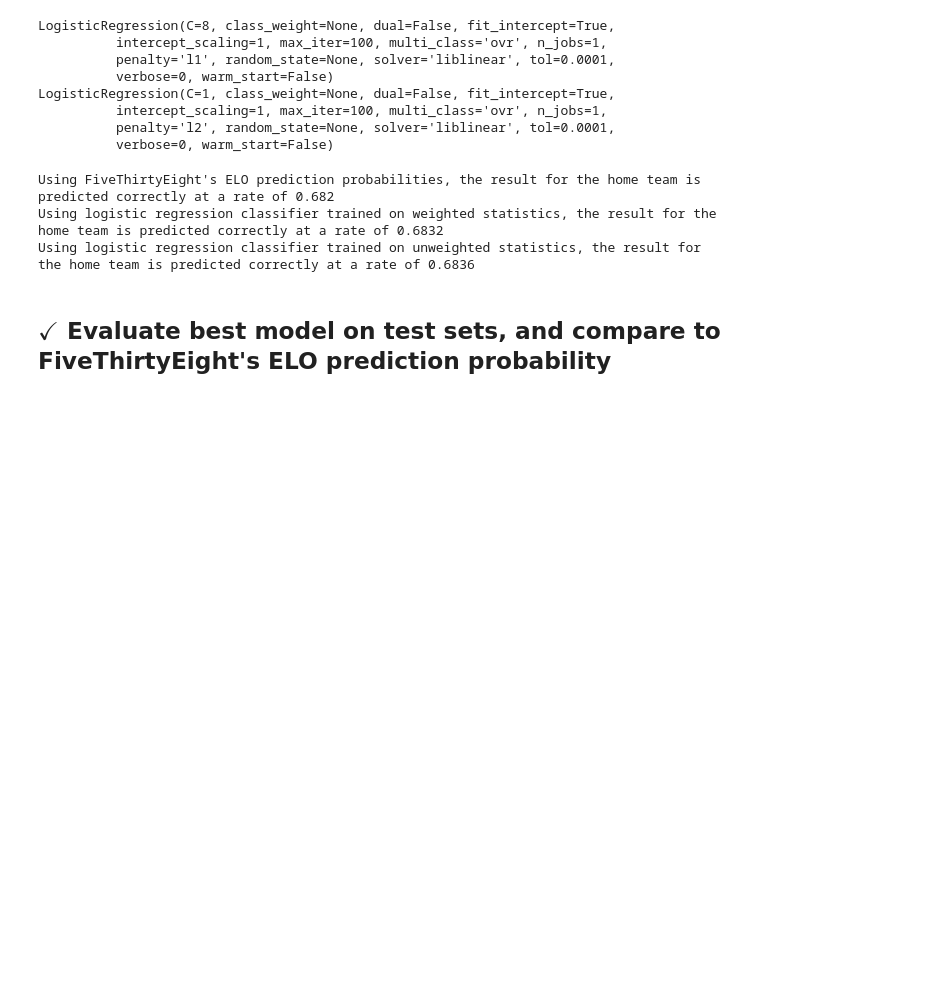
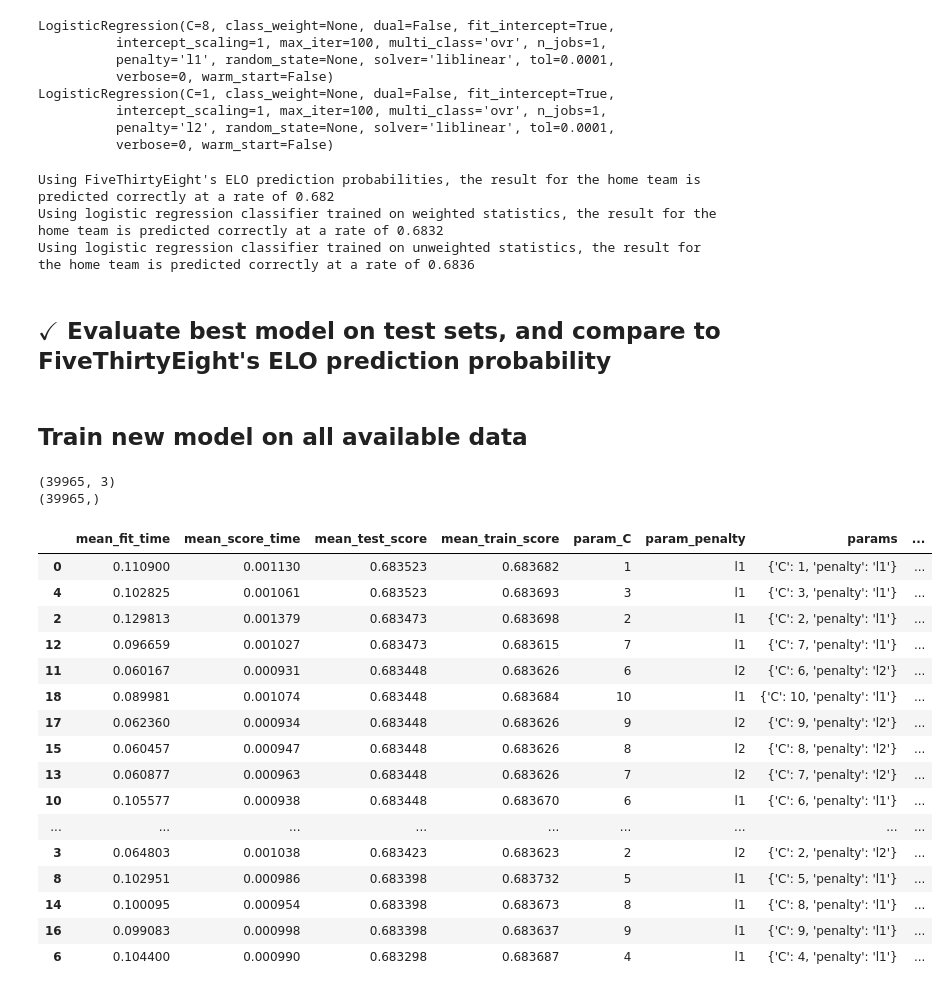
Before and after one commit to JKasakyan/nba-win-prob-model, a Jupyter notebook: Src/model_building.ipynb, the cells around one changed output. Saved outputs shown, nothing was run; the diff lists cells and outputs as text; code cells hidden in the pictures; blank space fills up the shorter version.

Commit message:
train best classifiers on all data

```diff
--- a/Src/model_building.ipynb
+++ b/Src/model_building.ipynb
@@ -653,3 +652,46 @@ joblib.dump(best_weighted_clf, '../Data/best_weighted_clf.pkl')
 joblib.dump(best_unweighted_clf, '../Data/best_unweighted_clf.pkl');
 # %% [markdown]
 ## $\checkmark$ Evaluate best model on test sets, and compare to FiveThirtyEight's ELO prediction probability
+# %% [markdown]
+## Train new model on all available data
+# %%
+weighted_X_train = joblib.load("../Data/weighted_X_train.pkl")
+weighted_X_test = joblib.load("../Data/weighted_X_test.pkl")
+weighted_y_train = joblib.load("../Data/weighted_y_train.pkl")
+weighted_y_test = joblib.load("../Data/weighted_y_test.pkl")
+
+X = pd.concat([weighted_X_test, weighted_X_train]).sort_index()
+y = pd.concat([weighted_y_test, weighted_y_train]).sort_index()
+
+print(X.shape)
+print(y.shape)
+# %% [output]
+(39965, 3)
+(39965,)
+# %%
+log = LogisticRegression()
+parameters = {
+    "penalty": ["l1", "l2"],
+    "C": list(range(1,11))
+}
+weighted_clf = GridSearchCV(log, parameters, cv=10)
+weighted_clf.fit(X, y)
+pd.DataFrame(weighted_clf.cv_results_).sort_values("mean_test_score", ascending=False)
+# %% [output]
+|  | mean_fit_time | mean_score_time | mean_test_score | mean_train_score | param_C | param_penalty | params | ... |
+| 0 | 0.110900 | 0.001130 | 0.683523 | 0.683682 | 1 | l1 | {'C': 1, 'penalty': 'l1'} | ... |
+| 4 | 0.102825 | 0.001061 | 0.683523 | 0.683693 | 3 | l1 | {'C': 3, 'penalty': 'l1'} | ... |
+| 2 | 0.129813 | 0.001379 | 0.683473 | 0.683698 | 2 | l1 | {'C': 2, 'penalty': 'l1'} | ... |
+| 12 | 0.096659 | 0.001027 | 0.683473 | 0.683615 | 7 | l1 | {'C': 7, 'penalty': 'l1'} | ... |
+| 11 | 0.060167 | 0.000931 | 0.683448 | 0.683626 | 6 | l2 | {'C': 6, 'penalty': 'l2'} | ... |
+| 18 | 0.089981 | 0.001074 | 0.683448 | 0.683684 | 10 | l1 | {'C': 10, 'penalty': 'l1'} | ... |
+| 17 | 0.062360 | 0.000934 | 0.683448 | 0.683626 | 9 | l2 | {'C': 9, 'penalty': 'l2'} | ... |
+| 15 | 0.060457 | 0.000947 | 0.683448 | 0.683626 | 8 | l2 | {'C': 8, 'penalty': 'l2'} | ... |
+| 13 | 0.060877 | 0.000963 | 0.683448 | 0.683626 | 7 | l2 | {'C': 7, 'penalty': 'l2'} | ... |
+| 10 | 0.105577 | 0.000938 | 0.683448 | 0.683670 | 6 | l1 | {'C': 6, 'penalty': 'l1'} | ... |
+| ... | ... | ... | ... | ... | ... | ... | ... | ... |
+| 3 | 0.064803 | 0.001038 | 0.683423 | 0.683623 | 2 | l2 | {'C': 2, 'penalty': 'l2'} | ... |
+| 8 | 0.102951 | 0.000986 | 0.683398 | 0.683732 | 5 | l1 | {'C': 5, 'penalty': 'l1'} | ... |
+| 14 | 0.100095 | 0.000954 | 0.683398 | 0.683673 | 8 | l1 | {'C': 8, 'penalty': 'l1'} | ... |
+| 16 | 0.099083 | 0.000998 | 0.683398 | 0.683637 | 9 | l1 | {'C': 9, 'penalty': 'l1'} | ... |
+| 6 | 0.104400 | 0.000990 | 0.683298 | 0.683687 | 4 | l1 | {'C': 4, 'penalty': 'l1'} | ... |
```
Also changed, not shown: parts of 4 cells of this notebook.
